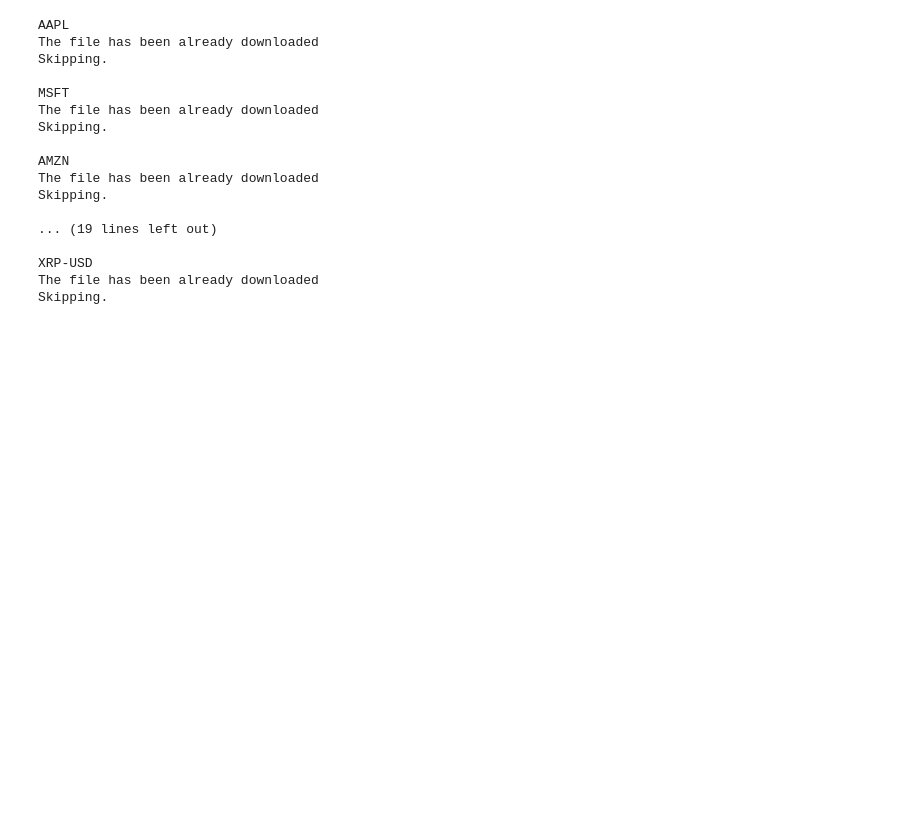
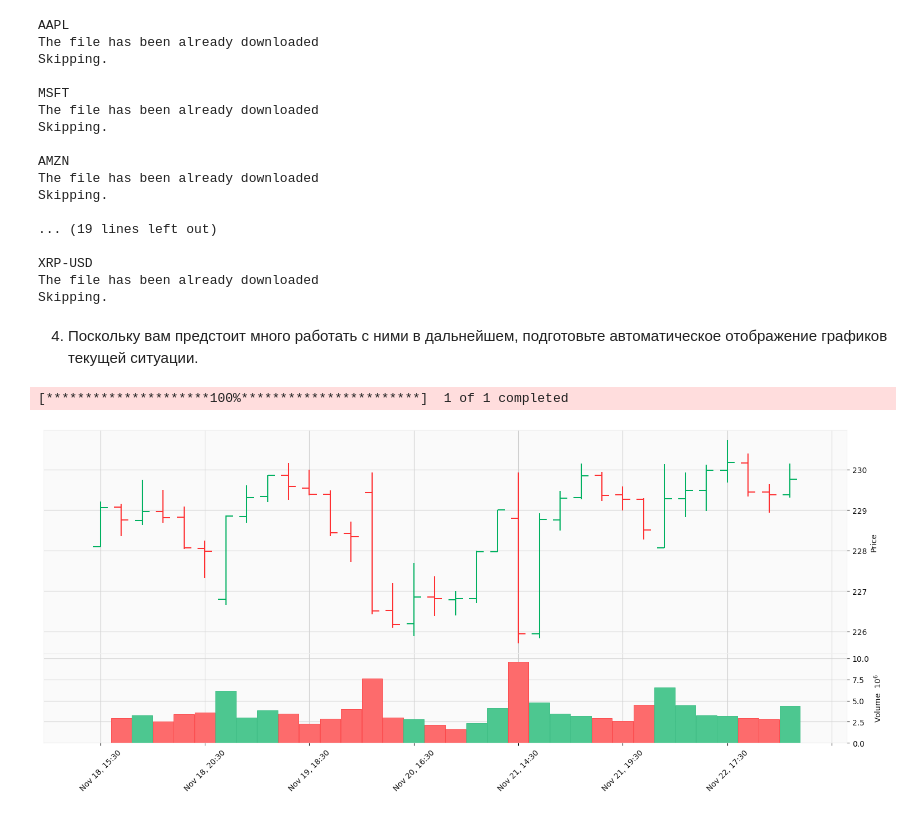
Before and after one commit to porshnev-kirill/otus-ml-finance, a Jupyter notebook: Home work/HW-1/hw_1_3.ipynb, the cells around one changed output. Saved outputs shown, nothing was run; the diff lists cells and outputs as text; code cells hidden in the pictures; blank space fills up the shorter version.

```diff
--- a/Home work/HW-1/hw_1_3.ipynb
+++ b/Home work/HW-1/hw_1_3.ipynb
@@ -107,3 +109,42 @@ Skipping.
 XRP-USD
 The file has been already downloaded
 Skipping.
+# %% [markdown]
+4. Поскольку вам предстоит много работать с ними в дальнейшем, подготовьте
+автоматическое отображение графиков текущей ситуации.
+# %%
+security = 'AAPL'
+last_n_days = 7
+time_frame = '1h'
+
+start_date = datetime.now() - timedelta(days=last_n_days)
+end_date = datetime.now()
+
+security_df = download_security(security, start_date, end_date, time_frame)
+
+candlestick = go.Figure(
+    data=[
+        go.Candlestick(
+            x=security_df.index,
+            open=security_df['Open'],
+            high=security_df['High'],
+            low=security_df['Low'],
+            close=security_df['Close']
+        )
+    ]
+)
+
+candlestick.update_layout(
+    title=f'{security} Candlestick Chart',
+    xaxis_title='Date',
+    yaxis_title='Stock Price (USD)',
+    xaxis_rangeslider_visible=False
+)
+
+candlestick.show()
+# %% [output]
+[*********************100%***********************]  1 of 1 completed
+# %%
+mlf.plot(security_df, volume=True, style='yahoo', figsize=(20, 8));
+# %% [output]
+[figure, added]
```
Also changed, not shown: parts of 1 cell of this notebook.
